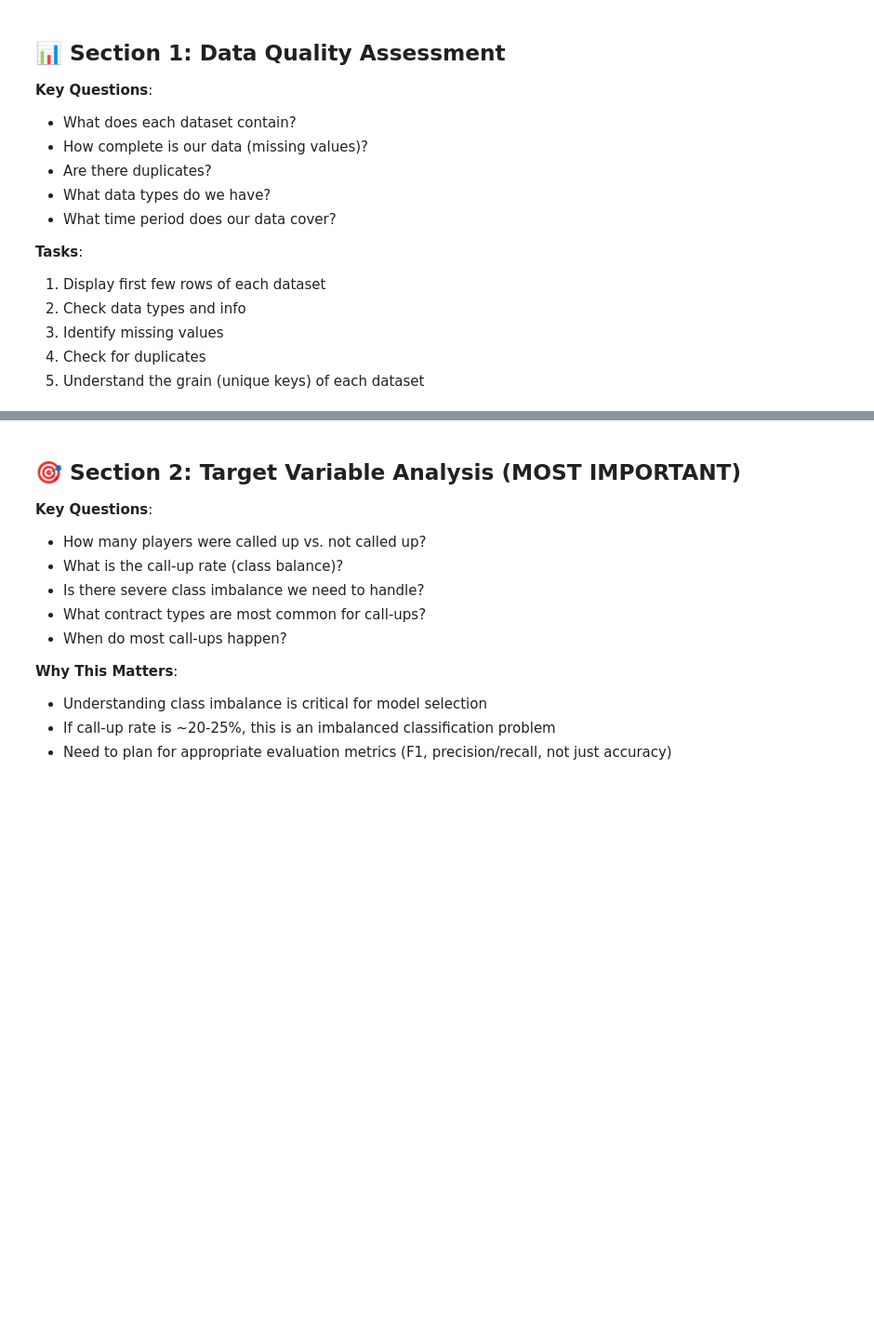
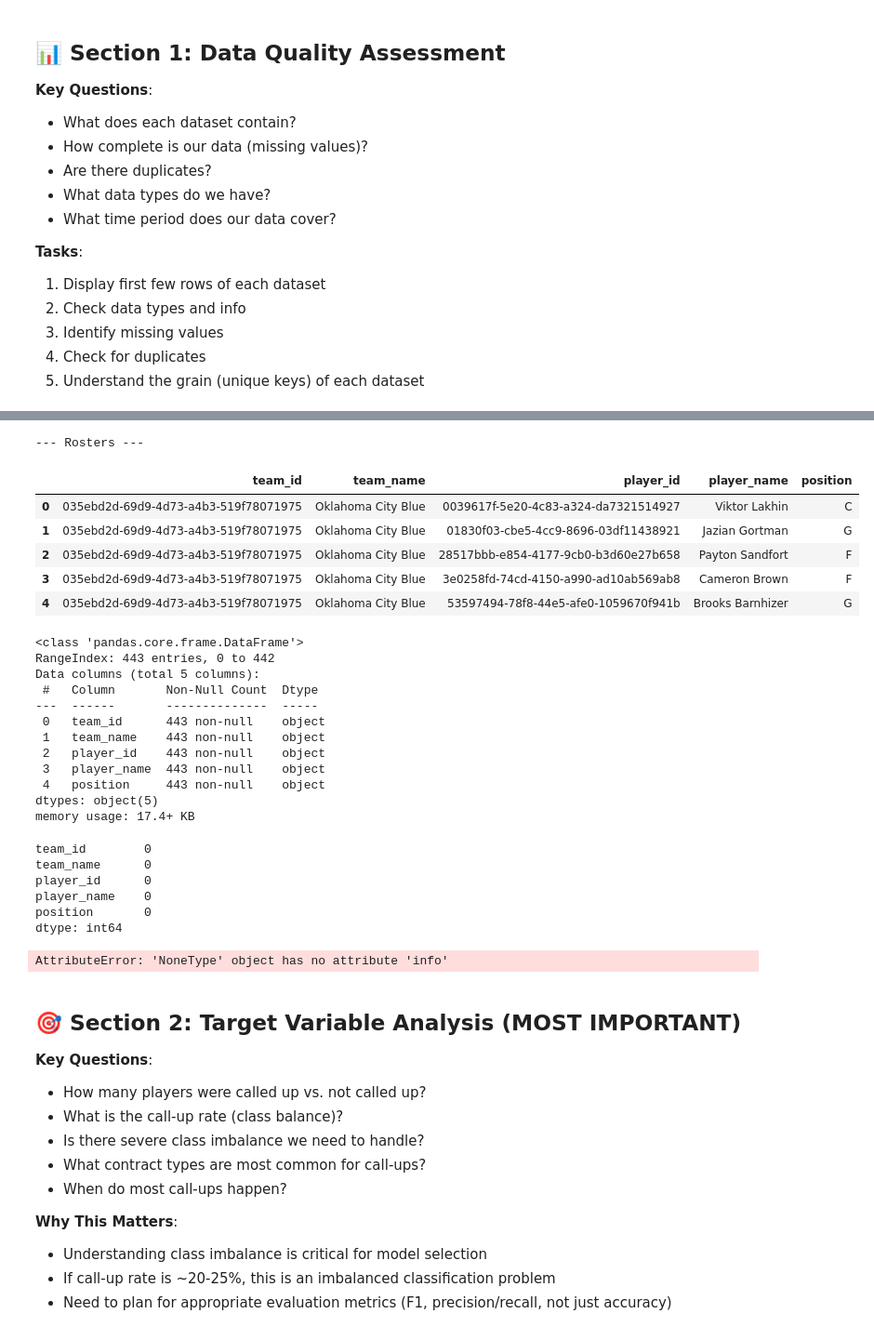
Before and after one commit to anirudh9280/Next-Up, a Jupyter notebook: eda.ipynb, the cells around one changed output, grey strips where cells are left out. Shown: that part at 93% size. Drawn from its saved outputs; the diff is of its cells as text; code cells hidden in the pictures; blank space fills up the shorter version.

Commit message:
My analysis progress on eda before df_callup

```diff
--- a/eda.ipynb
+++ b/eda.ipynb
@@ -90,3 +160,40 @@ Datasets loaded:
+# %%
+#1,2
+print("--- Rosters ---")
+display(df_rosters.head(5))
+df_rosters.info()
+#3. Identify missing value
+df_rosters.isnull().sum()
+# %% [output]
+--- Rosters ---
+|  | team_id | team_name | player_id | player_name | position |
+| 0 | 035ebd2d-69d9-4d73-a4b3-519f78071975 | Oklahoma City Blue | 0039617f-5e20-4c83-a324-da7321514927 | Viktor Lakhin | C |
+| 1 | 035ebd2d-69d9-4d73-a4b3-519f78071975 | Oklahoma City Blue | 01830f03-cbe5-4cc9-8696-03df11438921 | Jazian Gortman | G |
+| 2 | 035ebd2d-69d9-4d73-a4b3-519f78071975 | Oklahoma City Blue | 28517bbb-e854-4177-9cb0-b3d60e27b658 | Payton Sandfort | F |
+| 3 | 035ebd2d-69d9-4d73-a4b3-519f78071975 | Oklahoma City Blue | 3e0258fd-74cd-4150-a990-ad10ab569ab8 | Cameron Brown | F |
+| 4 | 035ebd2d-69d9-4d73-a4b3-519f78071975 | Oklahoma City Blue | 53597494-78f8-44e5-afe0-1059670f941b | Brooks Barnhizer | G |
+<class 'pandas.core.frame.DataFrame'>
+RangeIndex: 443 entries, 0 to 442
+Data columns (total 5 columns):
+ #   Column       Non-Null Count  Dtype
+---  ------       --------------  -----
+ 0   team_id      443 non-null    object
+ 1   team_name    443 non-null    object
+ 2   player_id    443 non-null    object
+ 3   player_name  443 non-null    object
+ 4   position     443 non-null    object
+dtypes: object(5)
+memory usage: 17.4+ KB
+team_id        0
+team_name      0
+player_id      0
+player_name    0
+position       0
+dtype: int64
+# %%
+df_callups.info(5)
+# %% [output]
+AttributeError: 'NoneType' object has no attribute 'info'
 # %% [markdown]
 ## 🎯 Section 2: Target Variable Analysis (MOST IMPORTANT)
 
```
Also changed, not shown: parts of 5 cells of this notebook, 1 other file.
